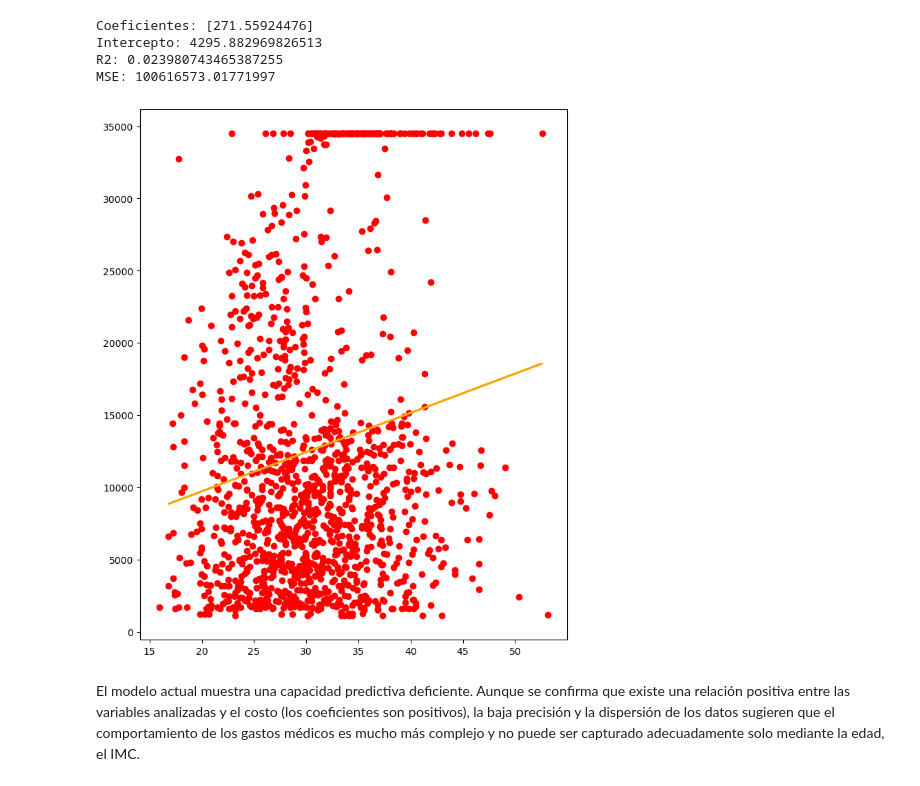
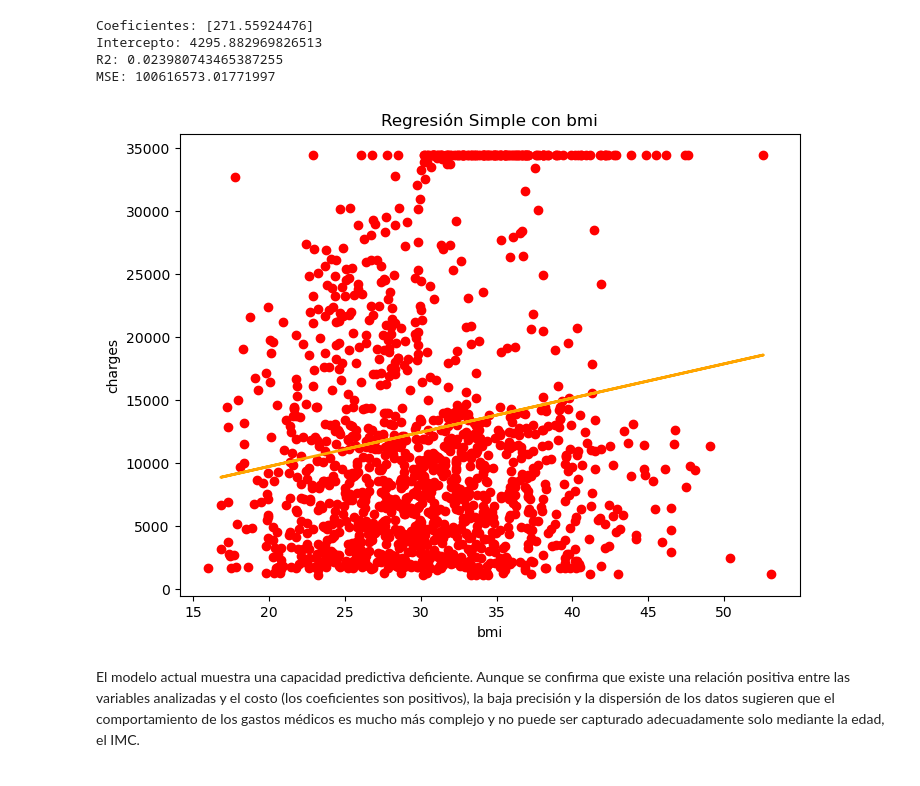
Before and after one commit to DanielAntonioSuber/practica2, a Jupyter notebook: Practica2_.ipynb, the cells around one changed output. Drawn from its saved outputs; the diff is of its cells as text; code cells hidden in the pictures.

```diff
--- a/Practica2_.ipynb
+++ b/Practica2_.ipynb
@@ -382,12 +382,15 @@ Intercepto: 4295.882969826513
 R2: 0.023980743465387255
 MSE: 100616573.01771997
 # %%
-plt.figure(figsize=(8,10))
+plt.figure(figsize=(8,6))
 plt.scatter(X,y, color = 'red')
 plt.plot(X_test,y_pred, color = 'orange', linewidth = 2)
+plt.xlabel("bmi")
+plt.ylabel("charges")
+plt.title("Regresión Simple con bmi")
 plt.show()
 # %% [output]
-[figure, old version]
+[figure, new version]
 # %% [markdown]
 El modelo actual muestra una capacidad predictiva deficiente. Aunque se confirma que existe una relación positiva entre las variables analizadas y el costo (los coeficientes son positivos), la baja precisión y la dispersión de los datos sugieren que el comportamiento de los gastos médicos es mucho más complejo y no puede ser capturado adecuadamente solo mediante la edad, el IMC.
 # %% [markdown]
```
Also changed, not shown: parts of 2 cells of this notebook.
